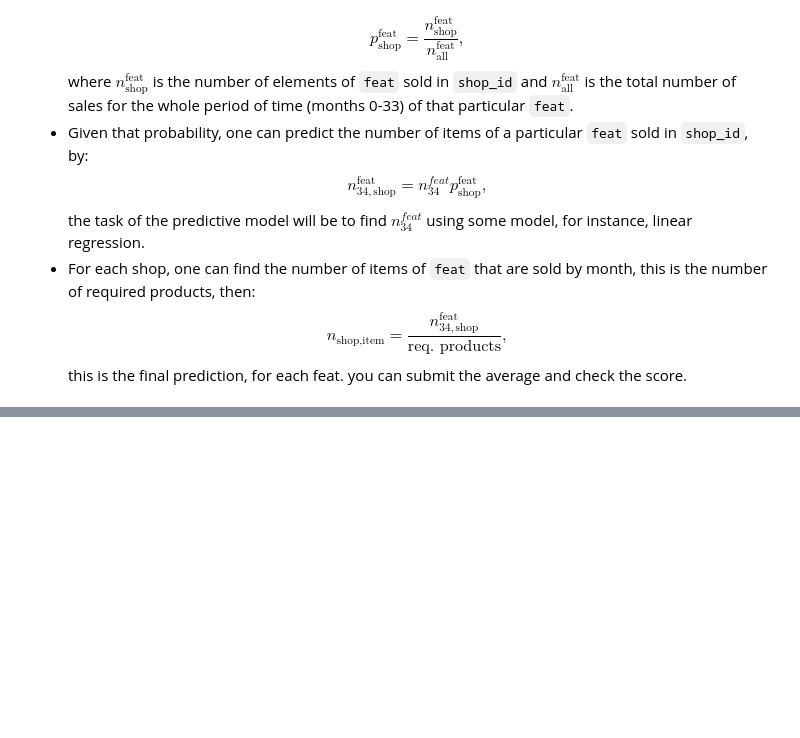
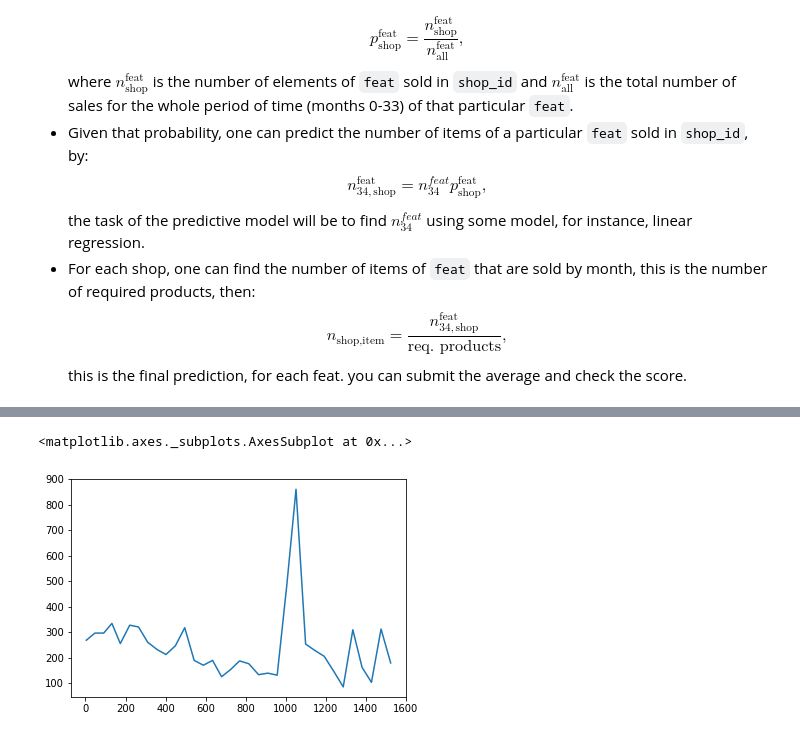
Before and after one commit to data-science-if-usp/kaggle, a Jupyter notebook: pablo/Predict Future Sales.ipynb, the cells around one changed output, grey strips where cells are left out. Saved outputs shown, nothing was run; the diff lists cells and outputs as text; code cells hidden in the pictures; blank space fills up the shorter version.

```diff
--- a/pablo/Predict Future Sales.ipynb
+++ b/pablo/Predict Future Sales.ipynb
@@ -374,0 +356,5 @@ train_0['prob_[\'item_type_l\']'].hist()
+# %%
+cat_id_month_totals = train_0.sort_values('date').groupby(['date_block_num','item_category_id']).agg({'item_cnt_day': 'sum'}).reset_index()
+cat_type_month_totals = train_0.sort_values('date').groupby(['date_block_num','cat_type_l']).agg({'item_cnt_day': 'sum'}).reset_index()
+item_type_month_totals = train_0.sort_values('date').groupby(['date_block_num','item_type_l']).agg({'item_cnt_day': 'sum'}).reset_index()
+item_type_month_totals.head()
@@ -374,0 +368,6 @@ train_0['prob_[\'item_type_l\']'].hist()
+# %%
+# These are the time series we are supposed to predict
+item_type_month_totals[item_type_month_totals['item_type_l'] == 5]['item_cnt_day'].plot()
+# %% [output]
+<matplotlib.axes._subplots.AxesSubplot at 0x...>
+[figure, added]
```
Also changed, not shown: parts of 18 cells of this notebook.
